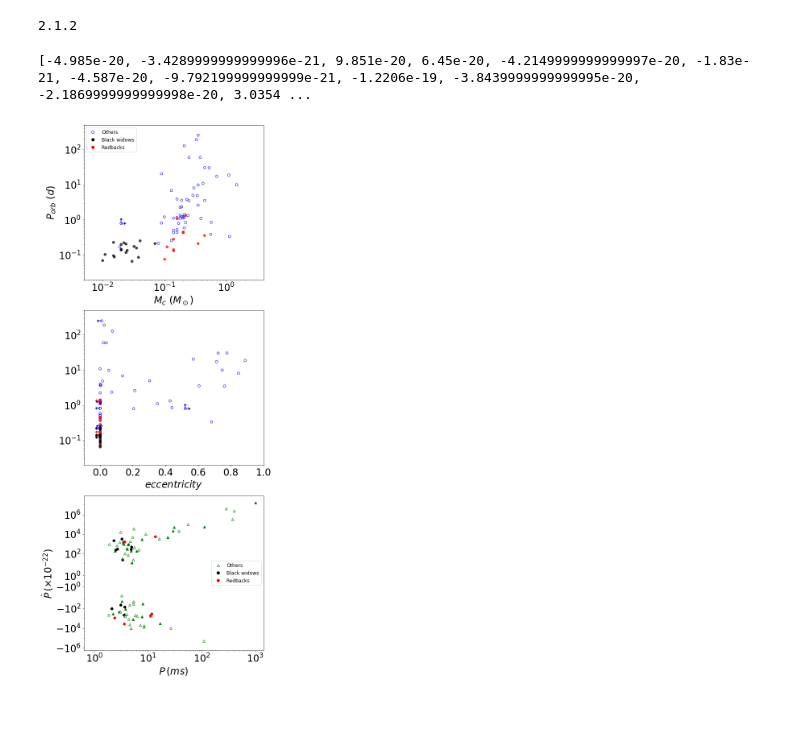
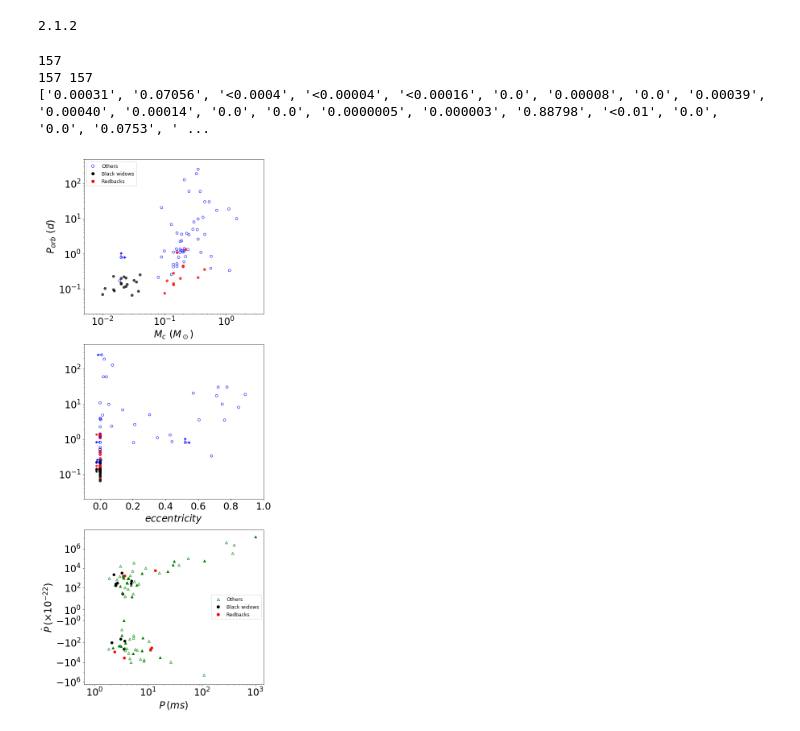
Before and after one commit to claireshiye/MyPythonCode, a Jupyter notebook: psr_catalog_plot.ipynb, the cells around one changed output. Drawn from its saved outputs; the diff is of its cells as text; code cells hidden in the pictures.

```diff
--- a/psr_catalog_plot.ipynb
+++ b/psr_catalog_plot.ipynb
@@ -42,7 +42,9 @@ savepath='/projects/b1095/syr904/projects/PULSAR2/tc_comparison/'
 # %% [output]
 2.1.2
 # %%
-P, Pdot, Binflag, Namespin, Period, Ecc, Mc, Names = pc.readdata_freire()
+P, Pdot, Binflag, Namespin, Period, Ecc, Mc, Names, Pall, Bfall, Nameall = pc.readdata_freire()
+print(len(Pall), len(Bfall))
+print(Ecc)
 datarb=np.genfromtxt('/projects/b1095/syr904/projects/PULSAR/GCredback.dat', dtype=str)
 databw=np.genfromtxt('/projects/b1095/syr904/projects/PULSAR/GCblackwidow.dat', dtype=str)
 namerb=datarb[:,0]; namebw=databw[:,0]
@@ -63,9 +65,9 @@ for i in range(len(Mc)):
     if Mc[i][0] != '>':
         if Names[i] in namerb:
             axs[0].scatter(float(Mc[i]), float(Period[i]), color='red', alpha=0.7, zorder=2)
-            if Ecc[i][0]!='<':
+            if Ecc[i][0]!='<' and Ecc[i][0]!='-':
                 axs[1].scatter(float(Ecc[i]), float(Period[i]),  color='red', alpha=0.7, zorder=2)
-            else:
+            elif Ecc[i][0]!='-':
                 axs[1].errorbar(float(Ecc[i].split('<')[1]), float(Period[i]), xerr=0.02,
                                 xuplims=True,  marker='o', color='red', linestyle='none')
 
@@ -84,6 +86,7 @@ for i in range(len(Mc)):
             if Ecc[i][0]!='<':
                 axs[1].scatter(float(Ecc[i]), float(Period[i]), color='b', facecolors='none', zorder=1)
             else:
+                #print(Ecc[i])
                 axs[1].errorbar(float(Ecc[i].split('<')[1]), float(Period[i]), xerr=0.02,
                                 xuplims=True,  marker='o', markerfacecolor='none', color='b', linestyle='none')
 
@@ -104,34 +107,36 @@ for j in range(len(P)):
         elif Namespin[j] in namebw:
             axs[2].scatter(float(P[j]), float(Pdot[j])*10**22, marker='o', color='k')
         else:
             axs[2].scatter(float(P[j]), float(Pdot[j])*10**22, marker='^', color='g')
-
-
 
 
 axs[0].set_yscale('log')
 axs[0].set_xscale('log')
 axs[0].set_ylim(0.02, 500)
 axs[0].set_xlim(0.005, 4)
 axs[0].set_xlabel(r'$M_c\ (M_\odot)$')
 axs[0].set_ylabel(r'$P_{orb}\ (d)$')
 axs[0].legend(handles=[bdot, kdot, rdot], loc='upper left', prop={'size': 12}, numpoints=1, frameon=True)
 
 axs[1].set_yscale('log')
 #axs[1].set_xscale('symlog')
 axs[1].set_ylim(0.02, 500)
 axs[1].set_xlim(-0.1, 1)
 axs[1].set_xlabel(r'$eccentricity$')
 #axs[1].set_ylabel(r'$P_{orb}\ (d)$')
 
 axs[2].set_yscale('symlog')
 axs[2].set_xscale('log')
 axs[2].legend(handles=[gtri, kdot, rdot], loc='center right', prop={'size': 12}, numpoints=1, frameon=True)
 axs[2].set_xlabel(r'$P\,(ms)$')
 axs[2].set_ylabel(r'$\dot{P}\,(\times 10^{-22})$')
 axs[2].locator_params(numticks=8)
 yticks =plt.gca().yaxis.get_major_ticks()
 yticks[4].set_visible(False)
+
+#plt.savefig('/projects/b1095/syr904/projects/PULSAR/period_mass.pdf')
 # %% [output]
-[-4.985e-20, -3.4289999999999996e-21, 9.851e-20, 6.45e-20, -4.2149999999999997e-20, -1.83e-21, -4.587e-20, -9.792199999999999e-21, -1.2206e-19, -3.8439999999999995e-20, -2.1869999999999998e-20, 3.0354 ...
+157
+157 157
+['0.00031', '0.07056', '<0.0004', '<0.00004', '<0.00016', '0.0', '0.00008', '0.0', '0.00039', '0.00040', '0.00014', '0.0', '0.0', '0.0000005', '0.000003', '0.88798', '<0.01', '0.0', '0.0', '0.0753', ' ...
-[figure, old version]
+[figure, new version]
```
Also changed, not shown: parts of 3 cells of this notebook, 25 other files.
